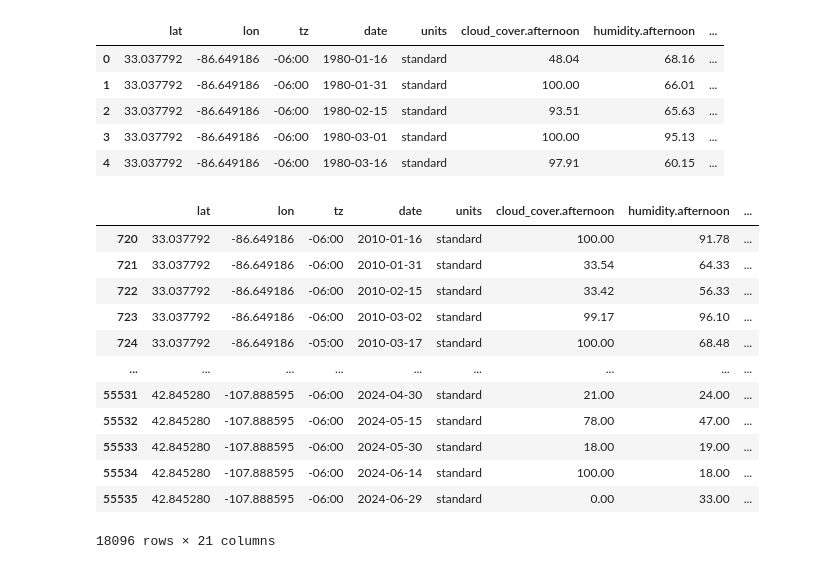
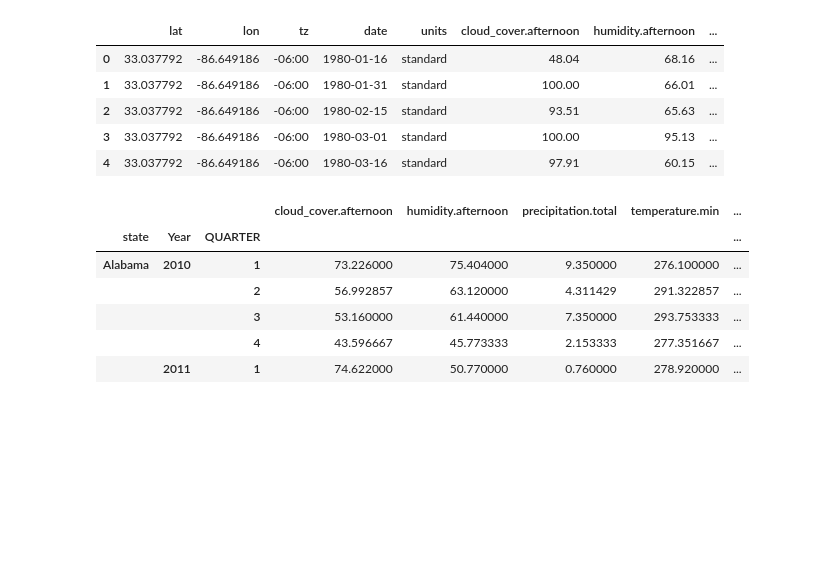
Before and after one commit to JimCarson1/Project_2, a Jupyter notebook: exploring_flu.ipynb, the cells around one changed output. Saved outputs shown, nothing was run; the diff lists cells and outputs as text; code cells hidden in the pictures; blank space fills up the shorter version.

```diff
--- a/exploring_flu.ipynb
+++ b/exploring_flu.ipynb
@@ -238,41 +201,43 @@ weather_df.head()
 # %%
 weather_df['month_day'] = weather_df['date'].apply(lambda x: x[5:])
 weather_df['Year'] = weather_df['date'].apply(lambda x: x[:4]).astype(int)
 
 weather_df = weather_df.loc[weather_df['Year'] >= 2010]
 
 all_dates = []
 
 for date in weather_df['month_day'].value_counts().keys():
     all_dates.append(date)
 
 # Create a function to map dates to quarters
 def assign_quarter(date):
     month = int(date.split('-')[0])  # Extract month
     if month in [1, 2, 3]:
         return '1'
     elif month in [4, 5, 6]:
         return '2'
     elif month in [7, 8, 9]:
         return '3'
     else:
         return '4'
 
 # Apply the function to assign quarters
 weather_df['QUARTER'] = weather_df['month_day'].apply(assign_quarter)
 
-weather_df
+weather_df = weather_df.drop(columns=['lat', 'lon', 'tz', 'date', 'units', 'month_day']).reset_index(drop=True)
+
+weather_df = weather_df.astype({
+    'QUARTER': 'int',
+})
+
+weather_df = weather_df.groupby(['state', 'Year', 'QUARTER']).mean()
+
+weather_df.head()
 # %% [output]
-|  | lat | lon | tz | date | units | cloud_cover.afternoon | humidity.afternoon | ... |
-| 720 | 33.037792 | -86.649186 | -06:00 | 2010-01-16 | standard | 100.00 | 91.78 | ... |
-| 721 | 33.037792 | -86.649186 | -06:00 | 2010-01-31 | standard | 33.54 | 64.33 | ... |
-| 722 | 33.037792 | -86.649186 | -06:00 | 2010-02-15 | standard | 33.42 | 56.33 | ... |
-| 723 | 33.037792 | -86.649186 | -06:00 | 2010-03-02 | standard | 99.17 | 96.10 | ... |
-| 724 | 33.037792 | -86.649186 | -05:00 | 2010-03-17 | standard | 100.00 | 68.48 | ... |
-| ... | ... | ... | ... | ... | ... | ... | ... | ... |
-| 55531 | 42.845280 | -107.888595 | -06:00 | 2024-04-30 | standard | 21.00 | 24.00 | ... |
-| 55532 | 42.845280 | -107.888595 | -06:00 | 2024-05-15 | standard | 78.00 | 47.00 | ... |
-| 55533 | 42.845280 | -107.888595 | -06:00 | 2024-05-30 | standard | 18.00 | 19.00 | ... |
-| 55534 | 42.845280 | -107.888595 | -06:00 | 2024-06-14 | standard | 100.00 | 18.00 | ... |
-| 55535 | 42.845280 | -107.888595 | -06:00 | 2024-06-29 | standard | 0.00 | 33.00 | ... |
+|  |  |  | cloud_cover.afternoon | humidity.afternoon | precipitation.total | temperature.min | ... |
+| state | Year | QUARTER |  |  |  |  | ... |
+| Alabama | 2010 | 1 | 73.226000 | 75.404000 | 9.350000 | 276.100000 | ... |
+|  |  | 2 | 56.992857 | 63.120000 | 4.311429 | 291.322857 | ... |
+|  |  | 3 | 53.160000 | 61.440000 | 7.350000 | 293.753333 | ... |
+|  |  | 4 | 43.596667 | 45.773333 | 2.153333 | 277.351667 | ... |
+|  | 2011 | 1 | 74.622000 | 50.770000 | 0.760000 | 278.920000 | ... |
-18096 rows × 21 columns
```
Also changed, not shown: parts of 11 cells of this notebook.
